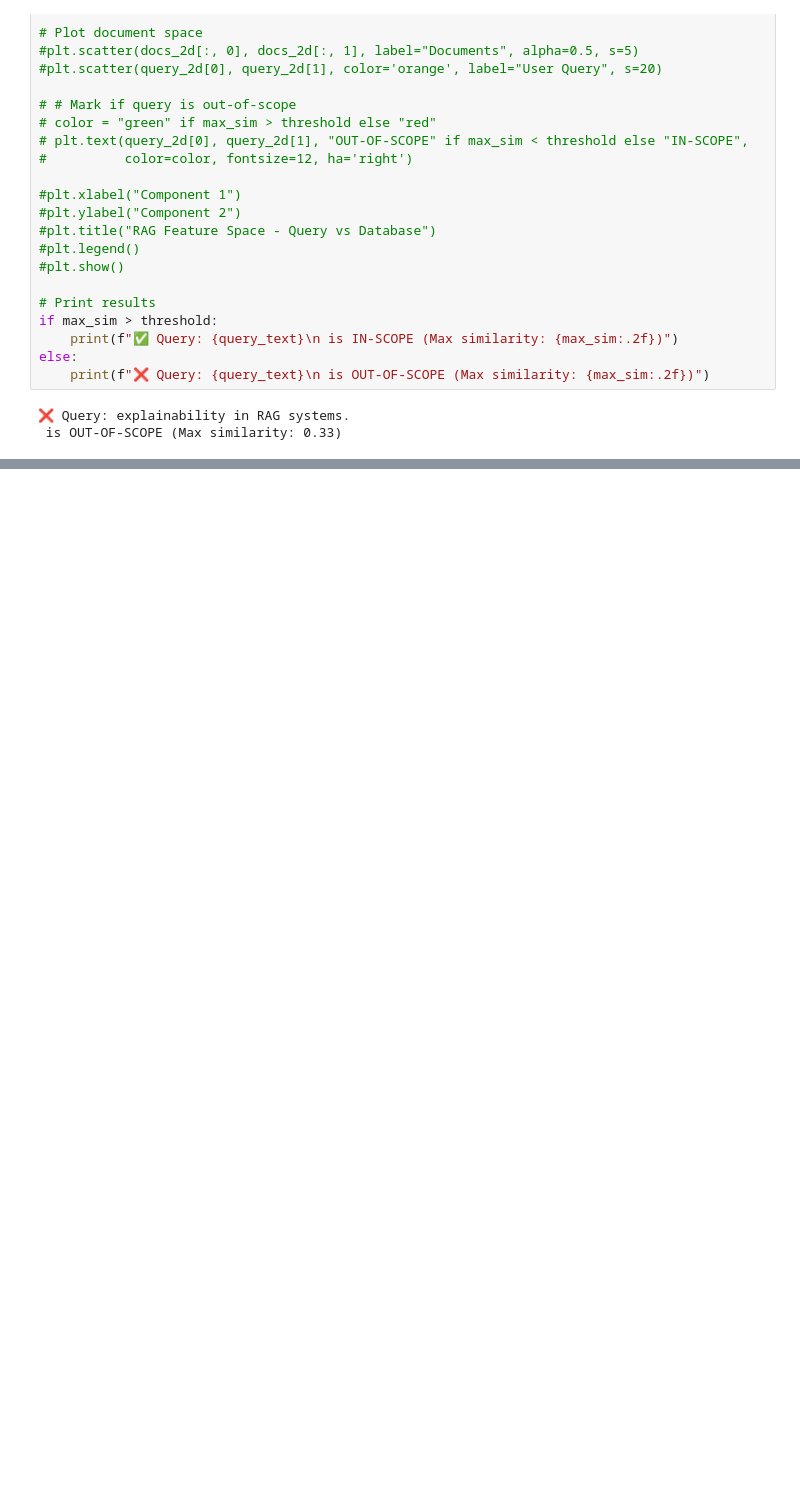
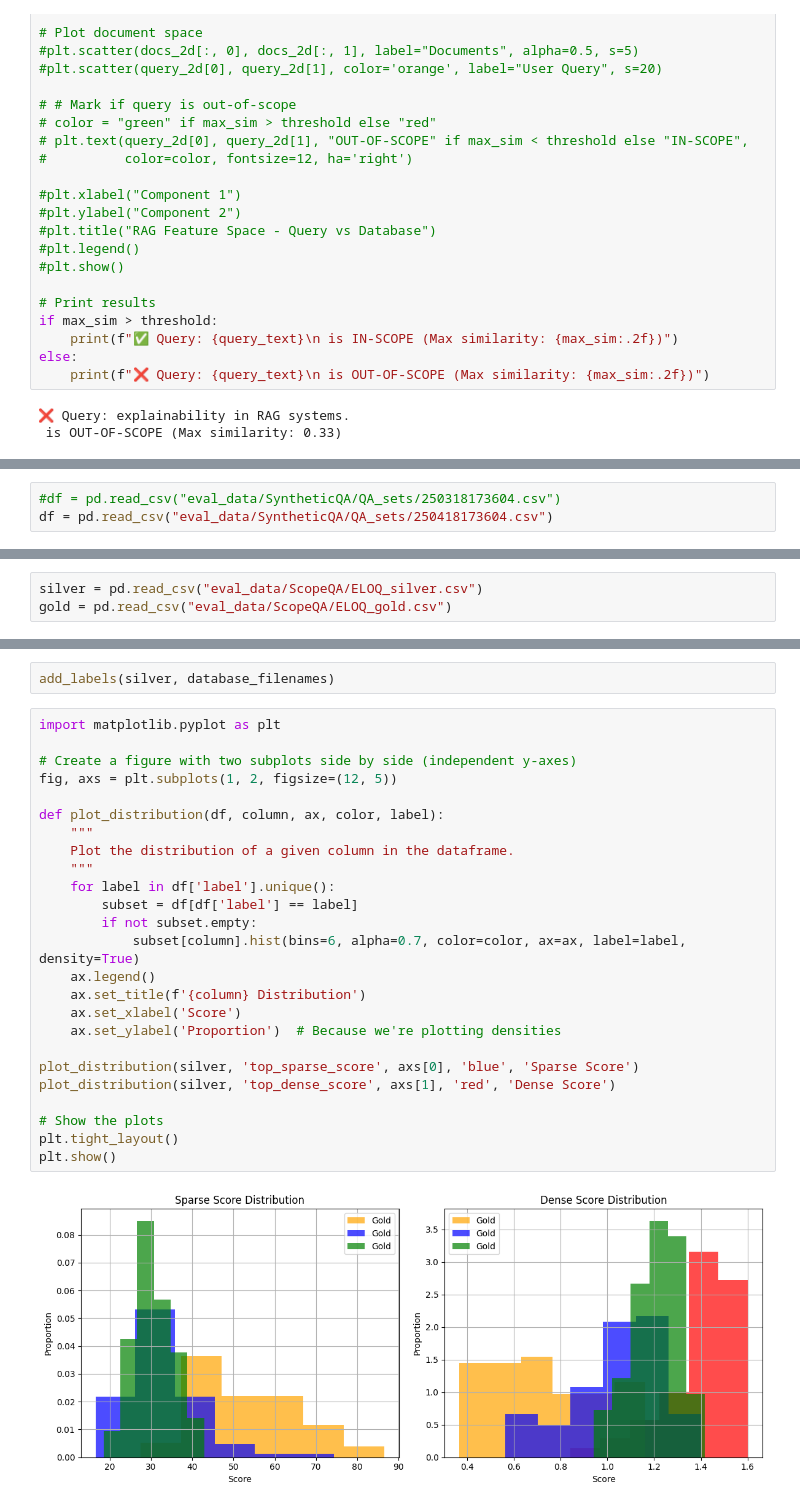
Before and after one commit to sjoerdoffringa/RAG, a Jupyter notebook: develop_explanations.ipynb, the cells around one changed output, grey strips where cells are left out. Saved outputs shown, nothing was run; the diff lists cells and outputs as text; blank space fills up the shorter version.

```diff
--- a/develop_explanations.ipynb
+++ b/develop_explanations.ipynb
@@ -113,0 +266,3 @@ else:
+# %%
+#df = pd.read_csv("eval_data/SyntheticQA/QA_sets/250318173604.csv")
+df = pd.read_csv("eval_data/SyntheticQA/QA_sets/250418173604.csv")
@@ -113,0 +290,3 @@ else:
+# %%
+silver = pd.read_csv("eval_data/ScopeQA/ELOQ_silver.csv")
+gold = pd.read_csv("eval_data/ScopeQA/ELOQ_gold.csv")
@@ -113,0 +350,29 @@ else:
+# %%
+add_labels(silver, database_filenames)
+# %%
+import matplotlib.pyplot as plt
+
+# Create a figure with two subplots side by side (independent y-axes)
+fig, axs = plt.subplots(1, 2, figsize=(12, 5))
+
+def plot_distribution(df, column, ax, color, label):
+    """
+    Plot the distribution of a given column in the dataframe.
+    """
+    for label in df['label'].unique():
+        subset = df[df['label'] == label]
+        if not subset.empty:
+            subset[column].hist(bins=6, alpha=0.7, color=color, ax=ax, label=label, density=True)
+    ax.legend()
+    ax.set_title(f'{column} Distribution')
+    ax.set_xlabel('Score')
+    ax.set_ylabel('Proportion')  # Because we're plotting densities
+
+plot_distribution(silver, 'top_sparse_score', axs[0], 'blue', 'Sparse Score')
+plot_distribution(silver, 'top_dense_score', axs[1], 'red', 'Dense Score')
+
+# Show the plots
+plt.tight_layout()
+plt.show()
+# %% [output]
+[figure, added]
```
Also changed, not shown: parts of 38 cells of this notebook, 19 other files.
